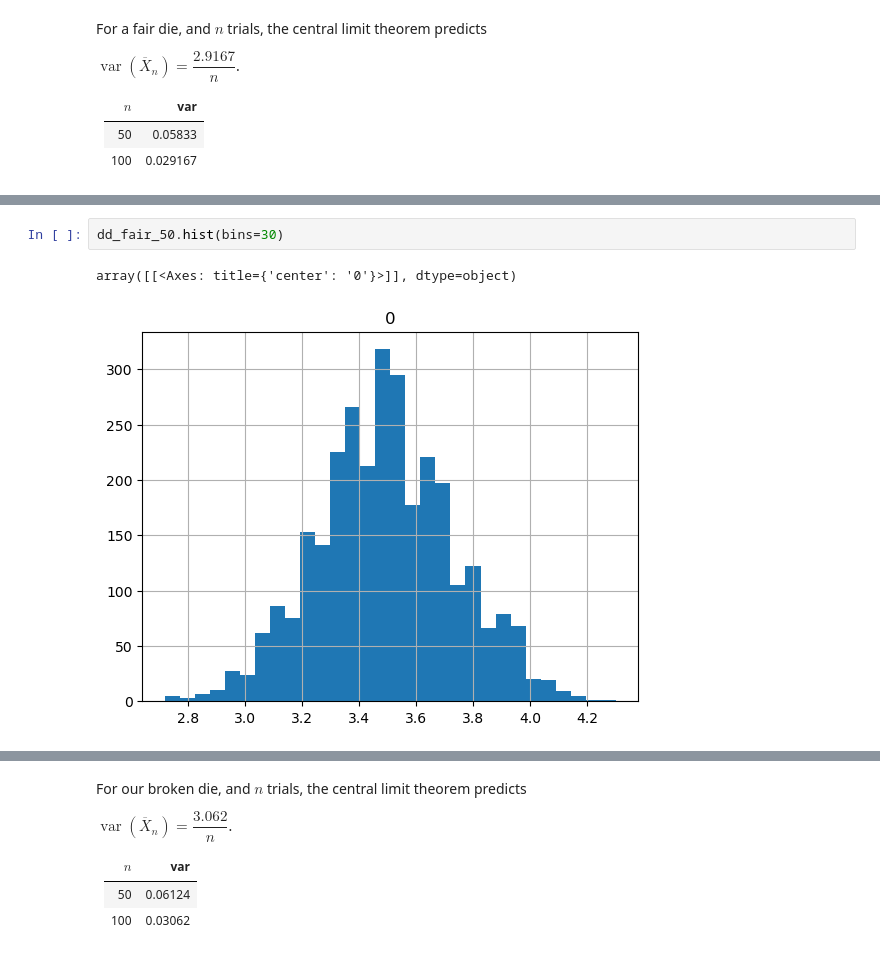
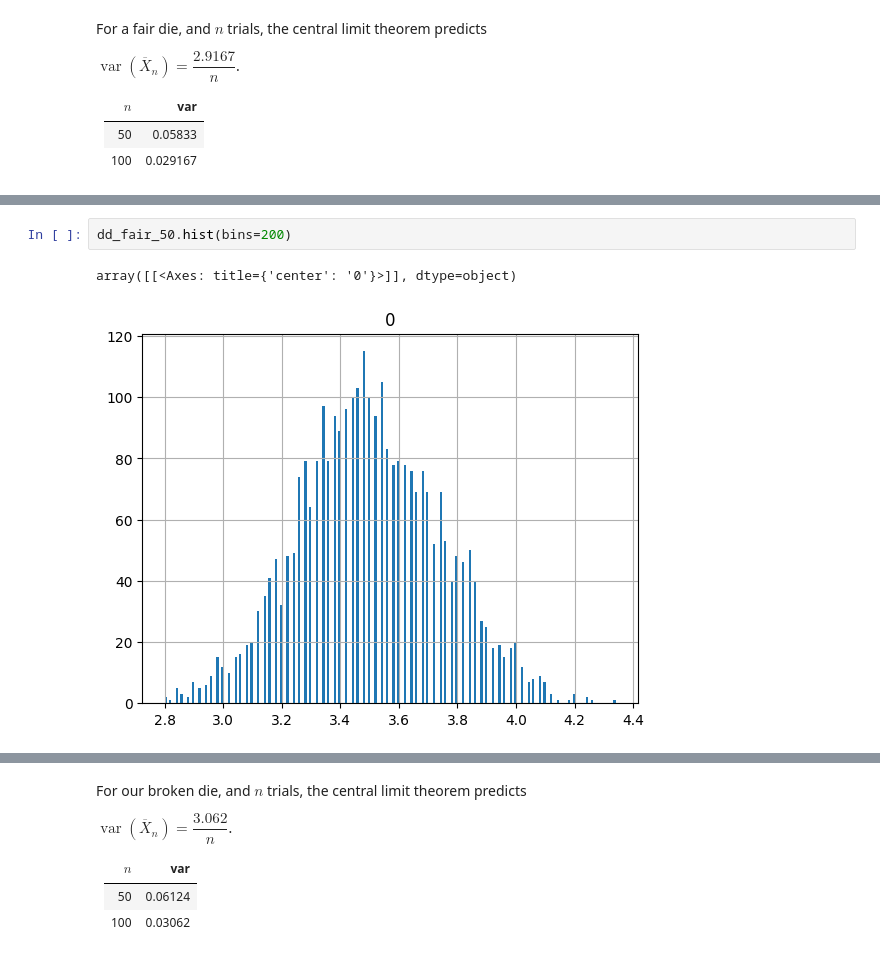
Before and after one commit to gmcninch-tufts/2025-Sp-Math087, a Jupyter notebook: docs/course-content/week09-01--statistics.ipynb, the cells around one changed output, grey strips where cells are left out. Drawn from its saved outputs; the diff is of its cells as text.

```diff
--- a/docs/course-content/week09-01--statistics.ipynb
+++ b/docs/course-content/week09-01--statistics.ipynb
@@ -659,8 +710,8 @@ mean: [3.50052]
 # %%
-dd_fair_50.hist(bins=30)
+dd_fair_50.hist(bins=200)
 # %% [output]
 array([[<Axes: title={'center': '0'}>]], dtype=object)
-[figure, old version]
+[figure, new version]
 # %%
 dd_fair_100.hist(bins=30)
 # %% [output]
```
Also changed, not shown: parts of 31 cells of this notebook, 10 other files.
